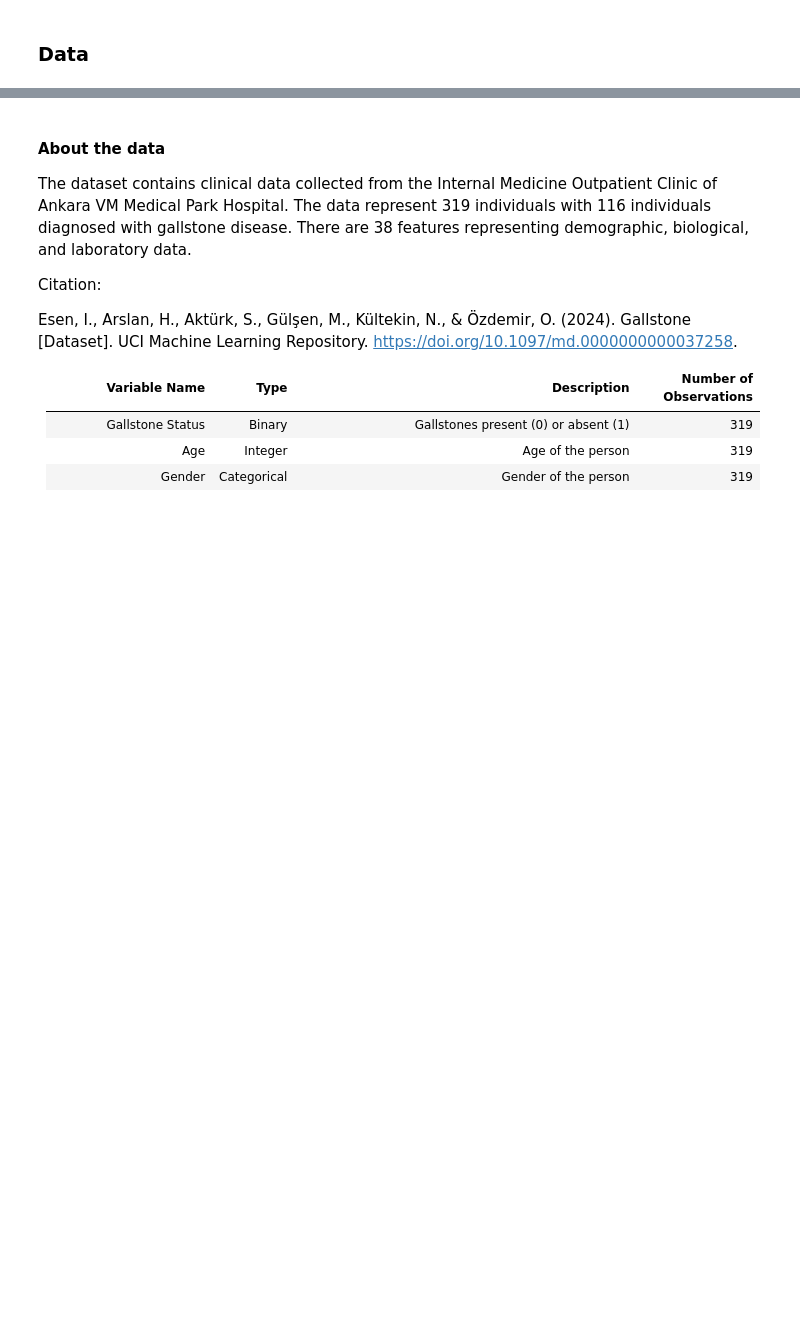
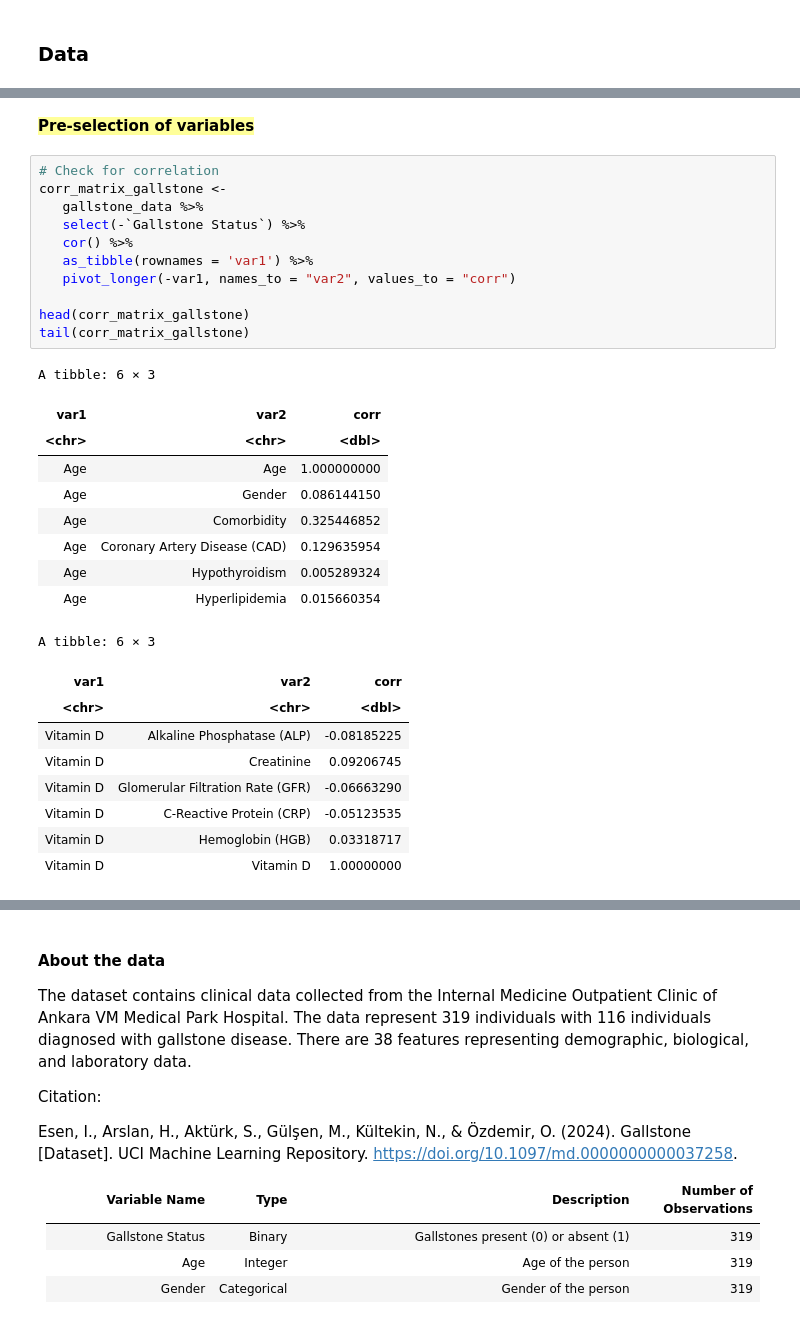
Before and after one commit to hakkd/STAT-301-group-project, a Jupyter notebook: Gallstone.ipynb, the cells around one changed output, grey strips where cells are left out. Drawn from its saved outputs; the diff is of its cells as text; blank space fills up the shorter version.

```diff
--- a/Gallstone.ipynb
+++ b/Gallstone.ipynb
@@ -86,3 +106,35 @@ A tibble: 6 × 39
 | 0 | 41 | 0 | 0 | 0 | 0 | 0 | ... |
 | 0 | 42 | 0 | 0 | 0 | 0 | 0 | ... |
 | 0 | 96 | 0 | 0 | 0 | 0 | 0 | ... |
+# %% [markdown]
+<span style="background-color: #ffff99;">**Pre-selection of variables**</span>
+# %%
+# Check for correlation
+corr_matrix_gallstone <-
+   gallstone_data %>%
+   select(-`Gallstone Status`) %>%
+   cor() %>%
+   as_tibble(rownames = 'var1') %>%
+   pivot_longer(-var1, names_to = "var2", values_to = "corr")
+
+head(corr_matrix_gallstone)
+tail(corr_matrix_gallstone)
+# %% [output]
+A tibble: 6 × 3
+| var1 | var2 | corr |
+| <chr> | <chr> | <dbl> |
+| Age | Age | 1.000000000 |
+| Age | Gender | 0.086144150 |
+| Age | Comorbidity | 0.325446852 |
+| Age | Coronary Artery Disease (CAD) | 0.129635954 |
+| Age | Hypothyroidism | 0.005289324 |
+| Age | Hyperlipidemia | 0.015660354 |
+A tibble: 6 × 3
+| var1 | var2 | corr |
+| <chr> | <chr> | <dbl> |
+| Vitamin D | Alkaline Phosphatase (ALP) | -0.08185225 |
+| Vitamin D | Creatinine | 0.09206745 |
+| Vitamin D | Glomerular Filtration Rate (GFR) | -0.06663290 |
+| Vitamin D | C-Reactive Protein (CRP) | -0.05123535 |
+| Vitamin D | Hemoglobin (HGB) | 0.03318717 |
+| Vitamin D | Vitamin D | 1.00000000 |
```
Also changed, not shown: parts of 6 cells of this notebook.
